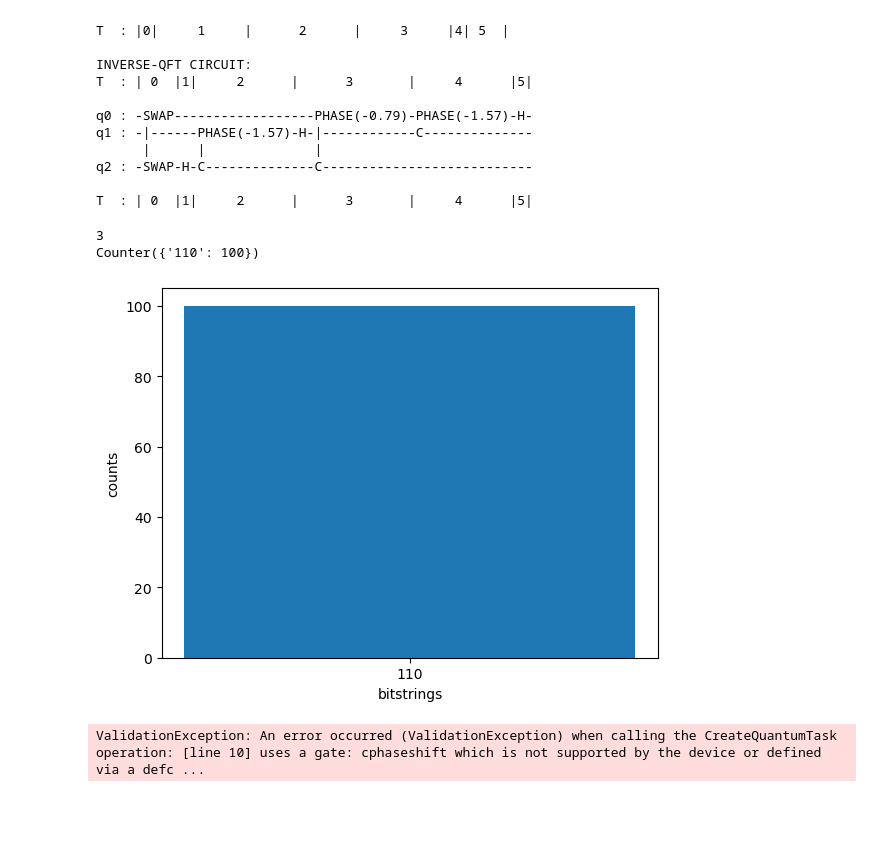
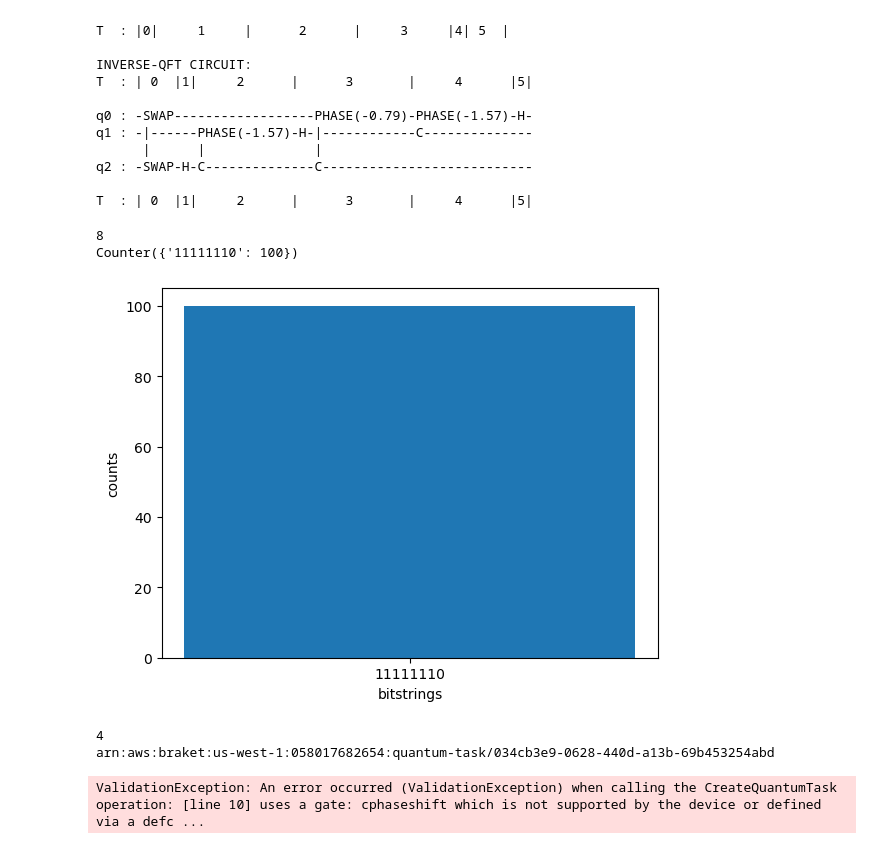
Before and after one commit to SwgAnno/QBench, a Jupyter notebook: QFT_test.ipynb, the cells around one changed output. Cells and saved outputs as stored; diff of their text form; code cells hidden in the pictures; blank space fills up the shorter version.

```diff
--- a/QFT_test.ipynb
+++ b/QFT_test.ipynb
@@ -116,7 +116,7 @@ def integer_input(qubits, x):
 
 #get special state preimage of a defined integer for qft
 @circuit.subroutine(register=True)
-def transformed_input(qubits, x):
+def transformed_input(qubits, x = 0):
 
     # get number of qubits
     num_qubits = len(qubits)
@@ -165,24 +165,39 @@ T  : | 0  |1|     2      |      3       |     4      |5|
 # %%
 device = LocalSimulator()
 
-x = 0
-qbits = 3
+x = 2
+qbits = 8
 print(qbits)
 
-circ = transformed_input(range(qbits), x).qft( range(qbits))
+circ = transformed_input(range(qbits)).qft( range(qbits))
 
 result = device.run(circ, shots = 100).result()
 
 Plotter.plot_binary_results(result, debug=True)
 # %% [output]
-3
-Counter({'110': 100})
+8
+Counter({'11111110': 100})
-[figure, old version]
+[figure, new version]
 # %%
 #Rigetti AspenM2
 device = DeviceUtils.get_device("rigetti")
 
 qft_task = device.run(circ, shots = 100)
+# %%
+#bigger rigetti
+device = DeviceUtils.get_device("rigetti")
+
+x = 2
+qbits = 4
+print(qbits)
+
+circ = transformed_input(range(qbits)).qft( range(qbits))
+
+qft6_rigetti = device.run(circ, shots = 1000)
+print(qft6_rigetti._arn)
+# %% [output]
+4
+arn:aws:braket:us-west-1:058017682654:quantum-task/034cb3e9-0628-440d-a13b-69b453254abd
 # %%
 #IonQ
 device = DeviceUtils.get_device("ionq")
```
Also changed, not shown: parts of 4 cells of this notebook, 1 other file.
